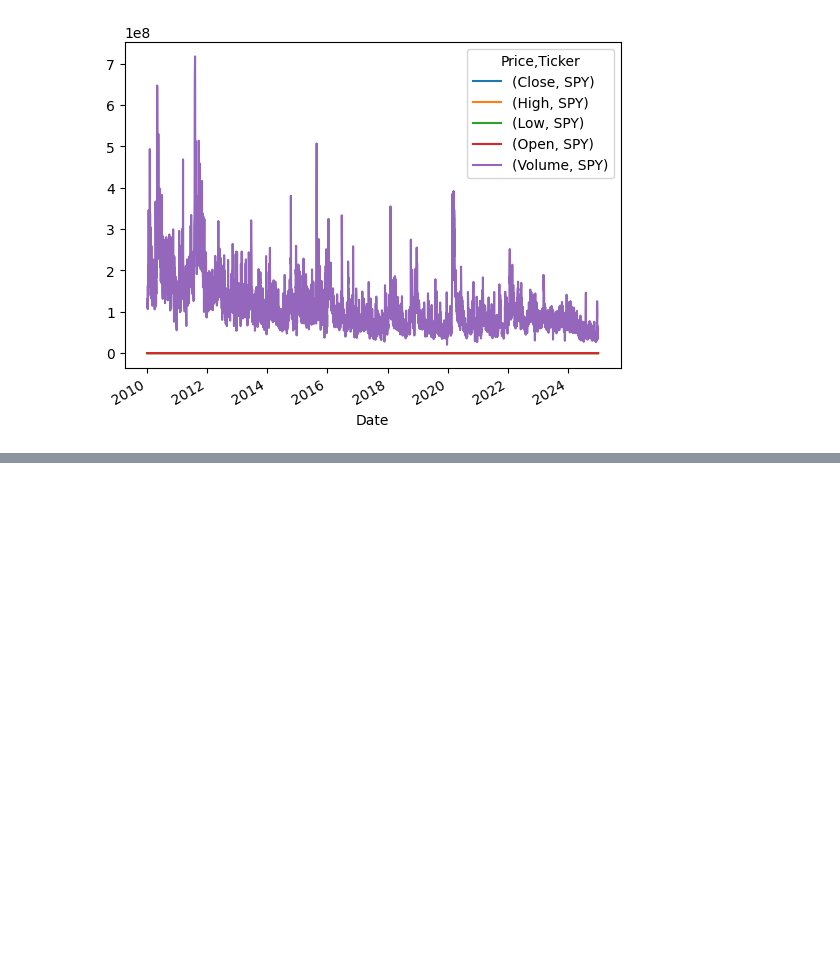
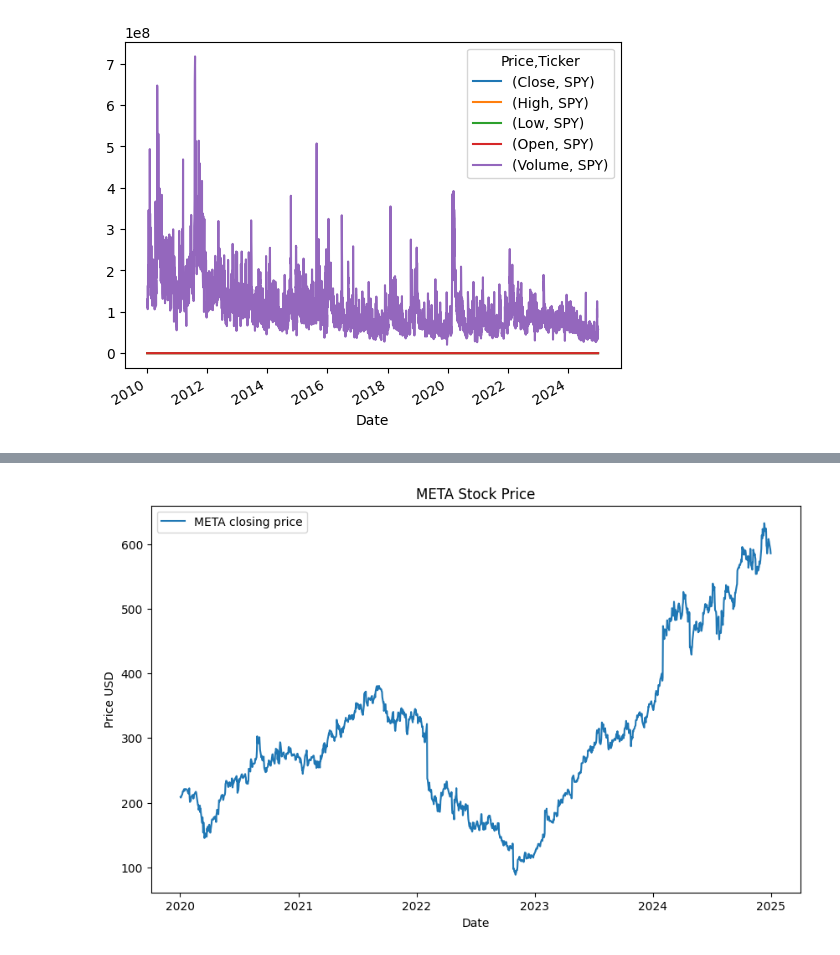
Before and after one commit to Jonathan57000/IAE_METZ_DATA, a Jupyter notebook: TD_DATA4FUNDS.ipynb, the cells around one changed output, grey strips where cells are left out. Cells and saved outputs as stored; diff of their text form; code cells hidden in the pictures; blank space fills up the shorter version.

```diff
--- a/TD_DATA4FUNDS.ipynb
+++ b/TD_DATA4FUNDS.ipynb
@@ -262,0 +271,4 @@ lux_data.plot()
+# %%
+#Dopwnload stock data for a specific stock from yahoo finance
+stock= yf.download("META",start="2020-01-01",end="2025-01-01")
+stock.head() #vérifier la gueule des données
@@ -262,0 +285,11 @@ lux_data.plot()
+# %%
+#plot it
+plt.figure(figsize=(10,6))
+plt.plot(stock["Close"],label="META closing price")
+plt.legend()
+plt.title("META Stock Price")
+plt.xlabel("Date")
+plt.ylabel("Price USD")
+plt.show()
+# %% [output]
+[figure, added]
```
Also changed, not shown: parts of 11 cells of this notebook.
